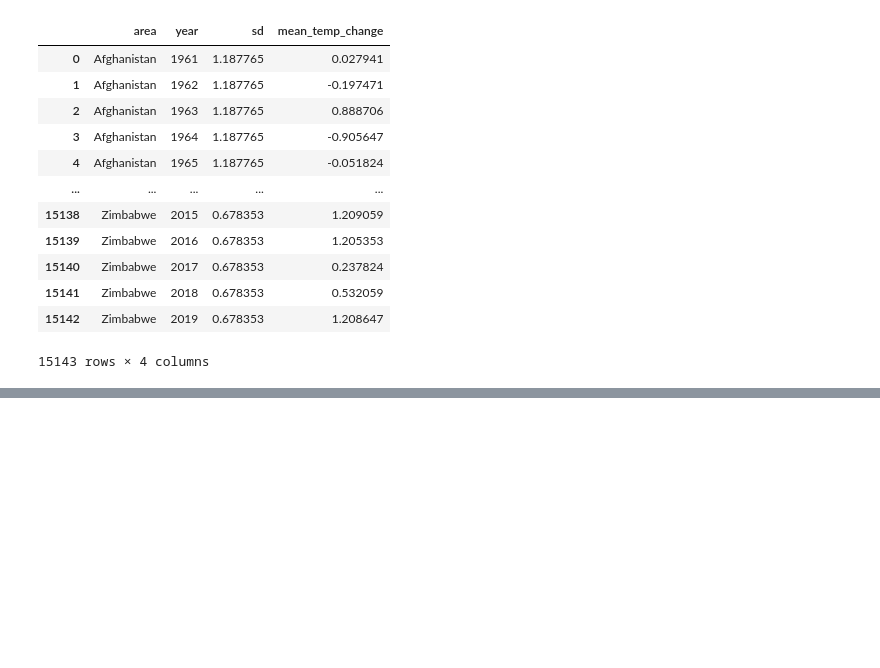
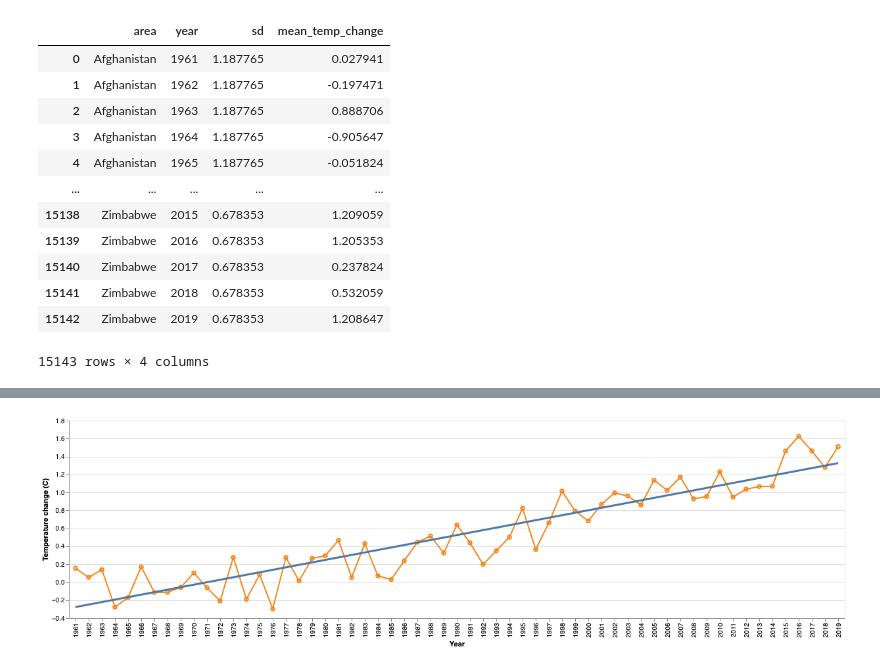
Before and after one commit to mel-liow/climate-analysis, a Jupyter notebook: climate_analysis.ipynb, the cells around one changed output, grey strips where cells are left out. Drawn from its saved outputs; the diff is of its cells as text; code cells hidden in the pictures; blank space fills up the shorter version.

```diff
--- a/climate_analysis.ipynb
+++ b/climate_analysis.ipynb
@@ -84,0 +142,24 @@ scatter_plot
+# %%
+world_temp = annual_temp_change[annual_temp_change.area=='World']
+
+world_plot.mark_errorband(extent='ci') + world_plot
+
+world_plot = alt.Chart(world_temp).mark_point().encode(
+    x=alt.X('year', title="Year", axis=alt.Axis(tickMinStep=10)),
+    y=alt.Y('mean(mean_temp_change)', title="Temperature change (C)") ,
+    color=alt.Color('area', legend=None)
+)
+
+line_plot = alt.Chart(world_temp).mark_line().encode(
+    x='year',
+    y='mean(mean_temp_change)',
+    color='area',
+)
+
+trend = world_plot.transform_regression(
+    'year', 'mean_temp_change', groupby=['months']).mark_line(size=3)
+
+
+world_plot + line_plot + trend
+# %% [output]
+[figure, added]
```
Also changed, not shown: parts of 4 cells of this notebook.
